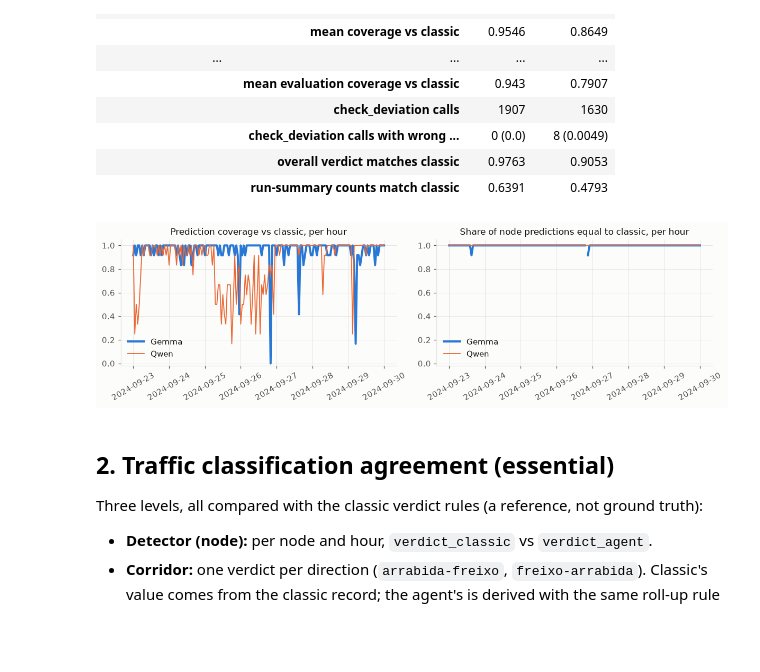
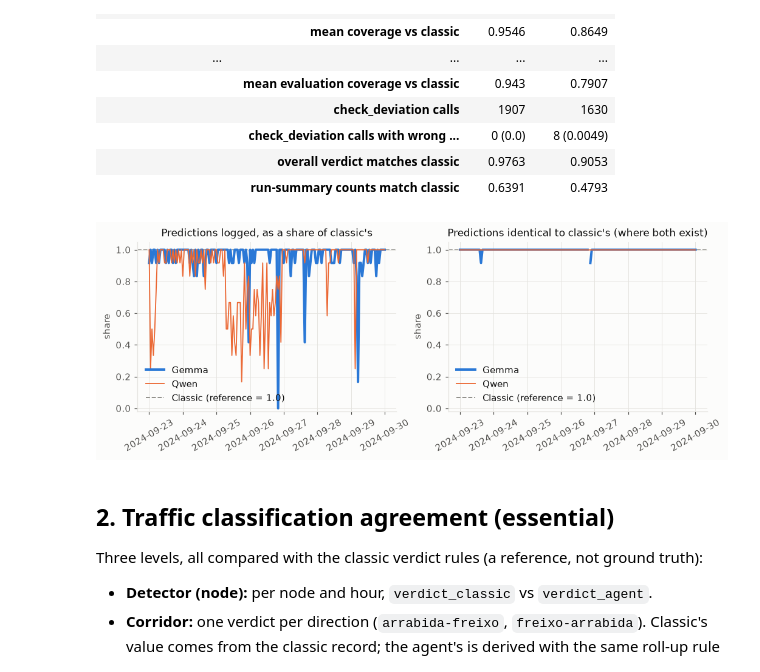
Before and after one commit to ceciliasant/agentic-traffic-monitoring, a Jupyter notebook: agenticCode/analysis.ipynb, the cells around one changed output. Drawn from its saved outputs; the diff is of its cells as text; code cells hidden in the pictures; blank space fills up the shorter version.

```diff
--- a/agenticCode/analysis.ipynb
+++ b/agenticCode/analysis.ipynb
@@ -217,23 +217,24 @@ show(fid, "Workflow and prediction fidelity", "1_fidelity")
 # %%
 # coverage and agreement over time: one line per model, same axis
 fig, axes = plt.subplots(1, 2, figsize=(11, 3.3), sharex=False)
 for n, r in R.items():
     if r["per_hour"] is None:
         continue
     l = r["ph_last"].sort_values("hour")
     x = pd.to_datetime(l.hour)
     lw = 2.6 if n == list(R)[0] else 1.2          # first model thicker, so overlapping lines stay visible
     axes[0].plot(x, l.coverage_vs_classic, color=COLORS.get(n), label=n, lw=lw)
     pn = r["per_node"].copy(); pn["hour"] = pd.to_datetime(pn.hour)
     m = pn.groupby("hour").pred_match.apply(lambda s: s.dropna().astype(bool).mean())
     axes[1].plot(m.index, m.values, color=COLORS.get(n), label=n, lw=lw)
-axes[0].set_title("Prediction coverage vs classic, per hour"); axes[0].set_ylim(-0.02, 1.05)
-axes[1].set_title("Share of node predictions equal to classic, per hour"); axes[1].set_ylim(-0.02, 1.05)
+
+axes[0].set_title("Predictions logged, as a share of classic's"); axes[0].set_ylim(-0.02, 1.05)
+axes[1].set_title("Predictions identical to classic's (where both exist)"); axes[1].set_ylim(-0.02, 1.05)
 for a in axes:
-    a.legend(loc="lower left"); a.tick_params(axis="x", rotation=30)
-plt.tight_layout(); plt.show()
+    a.axhline(1.0, color=COLORS["Classic"], ls="--", lw=1.2, zorder=1, label="Classic (reference = 1.0)")
+    a.set_ylabel("share"); a.legend(loc="lower left"); a.tick_params(axis="x", rotation=30)
 # %% [output]
-[figure, old version]
+[figure, new version]
 # %% [markdown]
 ## 2. Traffic classification agreement (essential)
 
```
Also changed, not shown: parts of 1 cell of this notebook, 1 other file.
